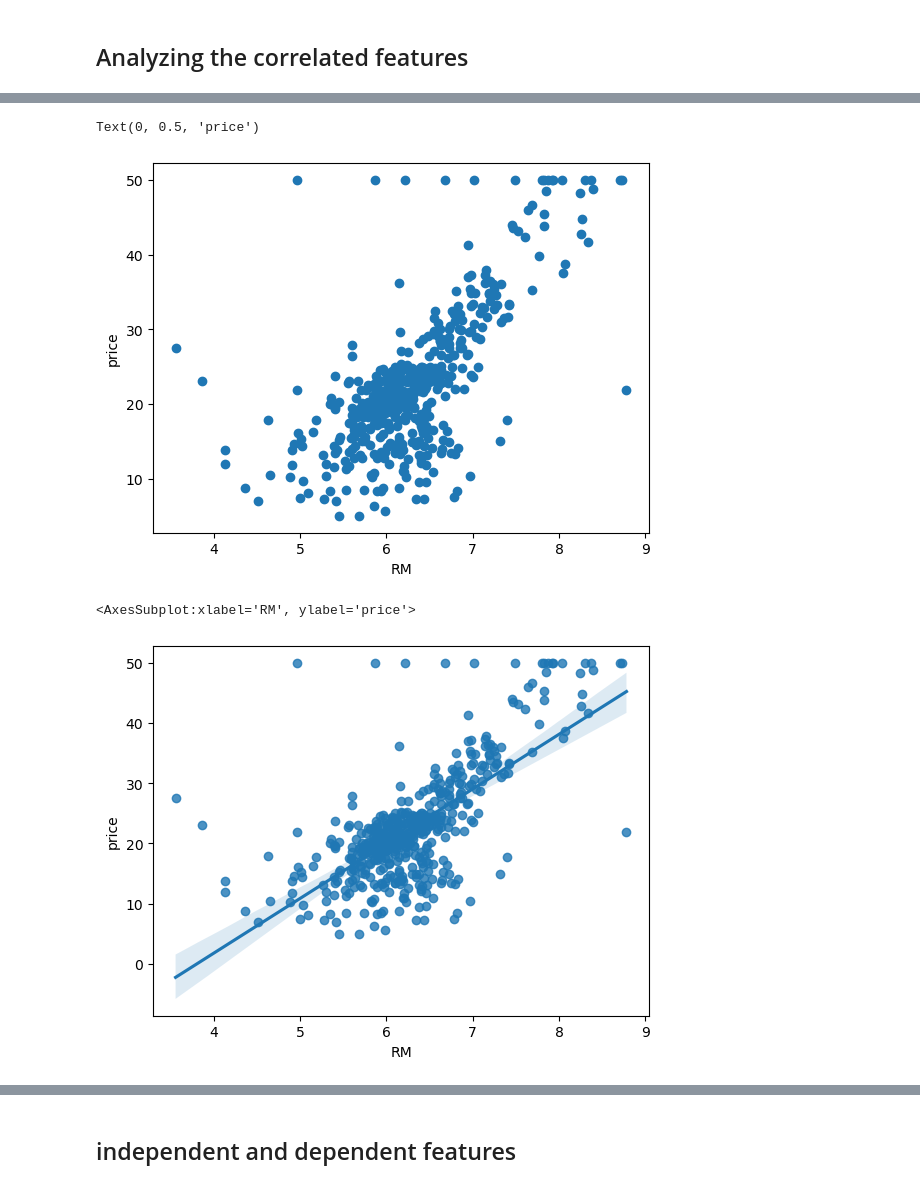
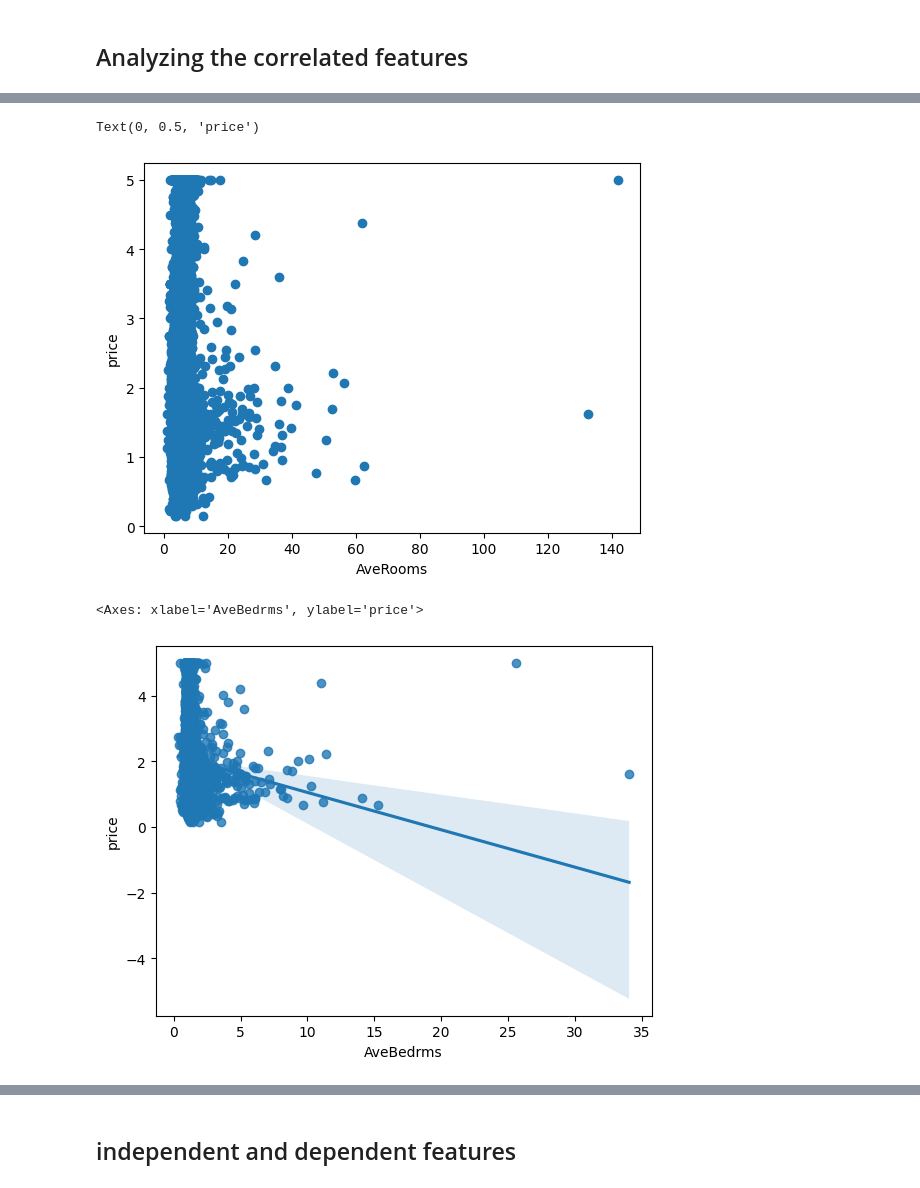
Before and after one commit to Jugal2023/boston-house-pricing-, a Jupyter notebook: boston housing price prediction model .ipynb, the cells around one changed output, grey strips where cells are left out. Drawn from its saved outputs; the diff is of its cells as text; code cells hidden in the pictures.

```diff
--- a/boston housing price prediction model .ipynb
+++ b/boston housing price prediction model .ipynb
@@ -10,2 +10,2 @@ from sklearn.datasets import load_boston
 # %%
-boston=load_boston()
+boston=fetch_california_housing()
@@ -223,14 +178,14 @@ Text(0, 0.5, 'price')
 # %%
-plt.scatter(dataset['RM'],dataset['price'])
-plt.xlabel("RM")
+plt.scatter(dataset['AveRooms'],dataset['price'])
+plt.xlabel("AveRooms")
 plt.ylabel("price")
 # %% [output]
 Text(0, 0.5, 'price')
-[figure, old version]
+[figure, new version]
 # %%
 import seaborn as sns
-sns.regplot(x="RM",y="price",data=dataset)
+sns.regplot(x="AveBedrms",y="price",data=dataset)
 # %% [output]
-<AxesSubplot:xlabel='RM', ylabel='price'>
+<Axes: xlabel='AveBedrms', ylabel='price'>
-[figure, old version]
+[figure, new version]
 # %%
```
Also changed, not shown: parts of 40 cells of this notebook, 9 other files.
